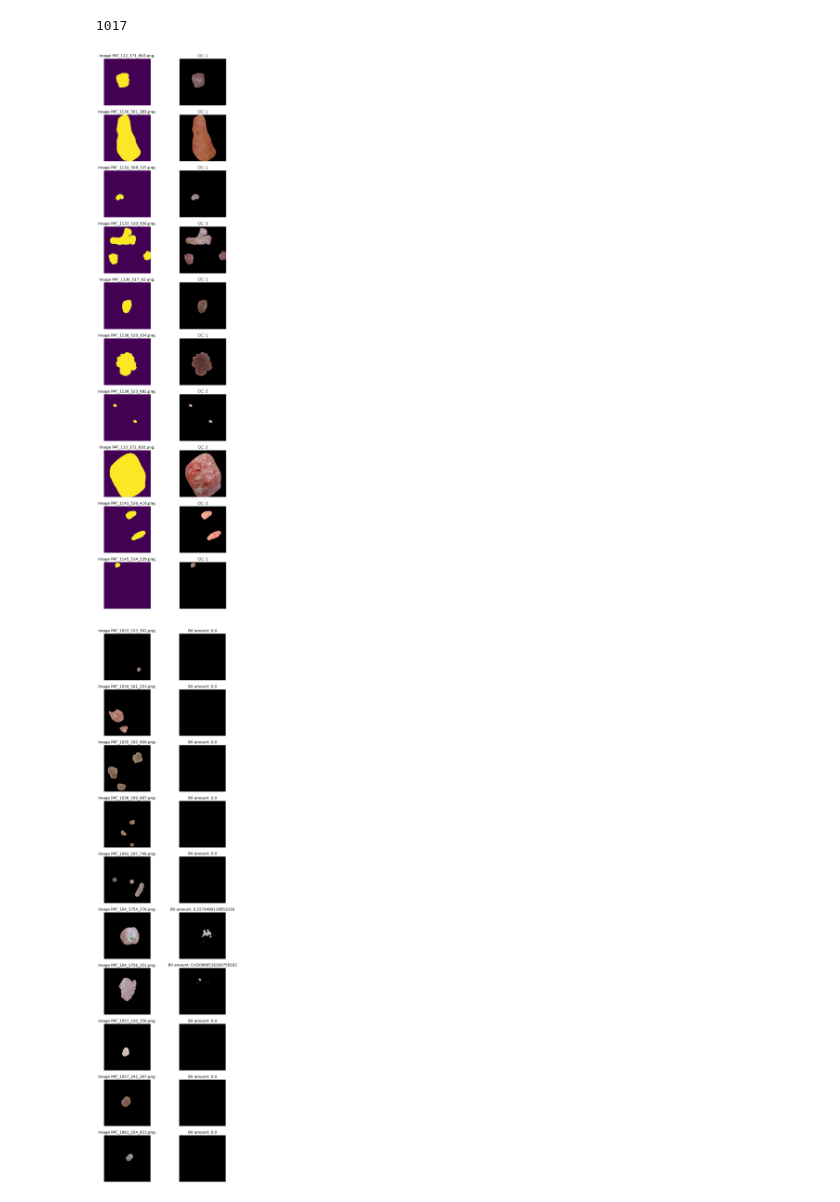
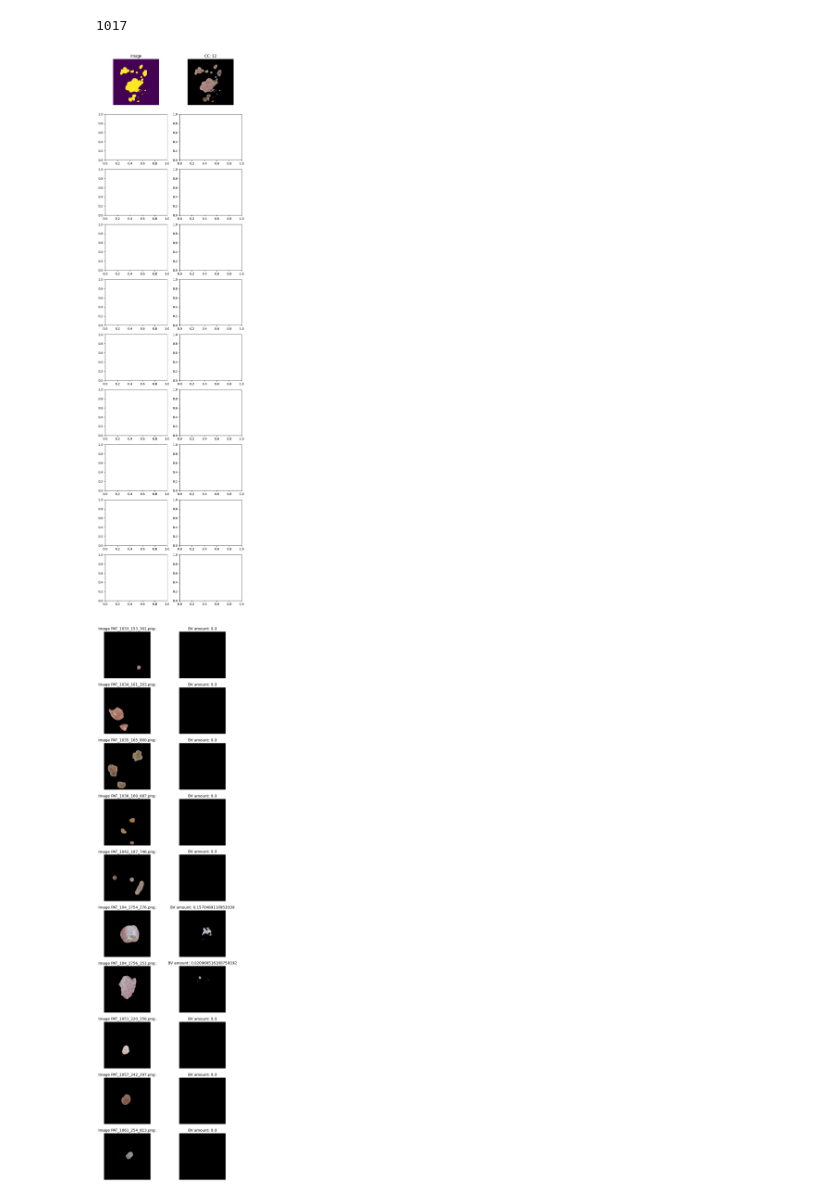
Before and after one commit to Niels04/2025-FYP-Final-Group-Eastern-Mud-Turtle, a Jupyter notebook: util/bv_test.ipynb, the cells around one changed output. Saved outputs shown, nothing was run; the diff lists cells and outputs as text; code cells hidden in the pictures.

```diff
--- a/util/bv_test.ipynb
+++ b/util/bv_test.ipynb
@@ -126,26 +126,28 @@ for _ in range(n):
 # %%
 # plot 10 random imgs
 
 fig, axes = plt.subplots(10, 2, figsize= (8, 32))
 
-for i in range(10):
-    img_rgb, img_gray, mask, mask_og, name = next(data_iterator)
-
+for i in range(1):
+    mask = cv2.imread("../data/lesion_masks/PAT_207_3951_140_mask.png")
+    mask = cv2.cvtColor(mask, cv2.COLOR_BGR2GRAY)
+    img_rgb = cv2.imread("../data/lesion_imgs/PAT_207_3951_140.png")
+    img_rgb = cv2.cvtColor(img_rgb, cv2.COLOR_BGR2RGB)
     cc = count_connected_components(mask)
 
     img_rgb[mask == 0] = [0, 0, 0]
 
     axes[i, 0].imshow(mask)
     axes[i, 0].axis('off')
-    axes[i, 0].set_title(f"Image {name}:")
+    axes[i, 0].set_title(f"Image")
 
     axes[i, 1].imshow(img_rgb)
     axes[i, 1].axis('off')
     axes[i, 1].set_title(f"CC: {cc}")
 
 plt.show()
 # %% [output]
-[figure, old version]
+[figure, new version]
 # %%
 # plot 10 random imgs
 
```
Also changed, not shown: 3 other files.
